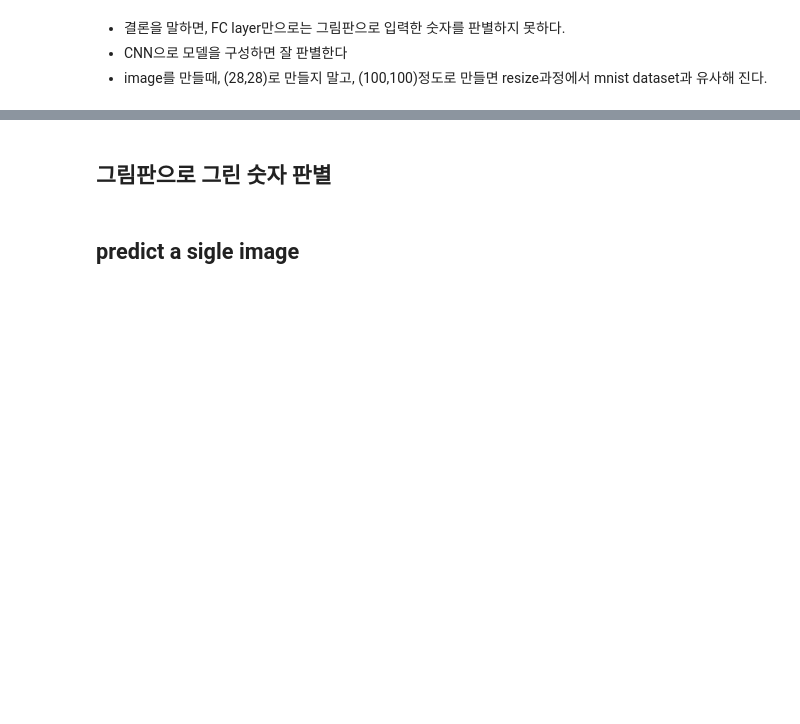
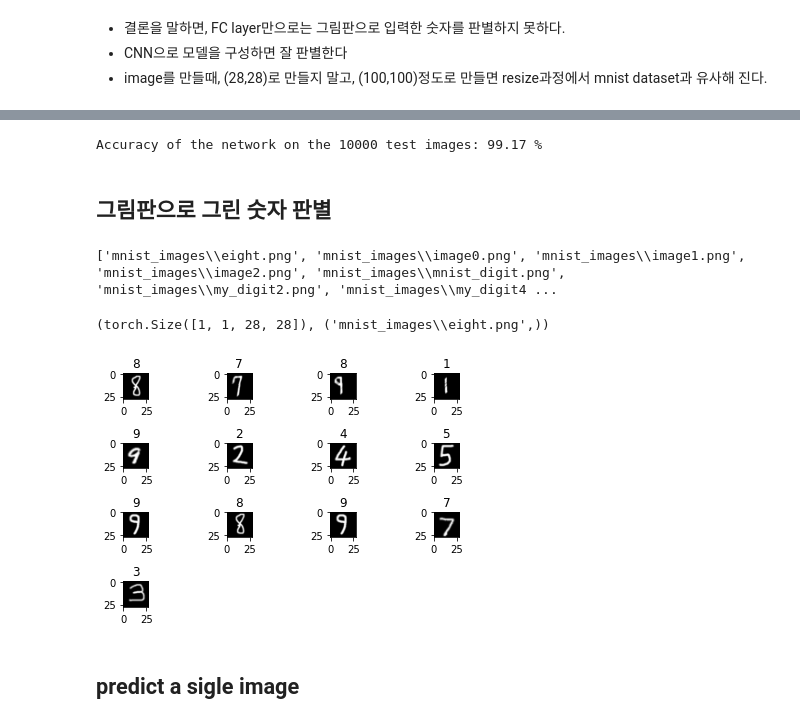
Before and after one commit to hccho2/hccho2FirstGitProject, a Jupyter notebook: torch_files/MNIST_loading.ipynb, the cells around one changed output, grey strips where cells are left out. Cells and saved outputs as stored; diff of their text form; code cells hidden in the pictures; blank space fills up the shorter version.

```diff
--- a/torch_files/MNIST_loading.ipynb
+++ b/torch_files/MNIST_loading.ipynb
@@ -118,6 +121,7 @@ len(train_dataset), len(train_loader), len(test_dataset), len(test_loader)
 # %%
 # https://www.youtube.com/playlist?list=PLqnslRFeH2UrcDBWF5mfPGpqQDSta6VK4
 # https://github.com/python-engineer/pytorch-examples
+device = torch.device('cuda' if torch.cuda.is_available() else 'cpu')
 class NeuralNet(nn.Module):
     def __init__(self, input_size, hidden_size, num_classes):
         super(NeuralNet, self).__init__()
@@ -257,13 +282,15 @@ with torch.no_grad():
 
     acc = 100.0 * n_correct / n_samples
     print(f'Accuracy of the network on the 10000 test images: {acc} %')
+# %% [output]
+Accuracy of the network on the 10000 test images: 99.17 %
 # %% [markdown]
 ## 그림판으로 그린 숫자 판별
 # %%
 import glob
 from PIL import Image
 from torch.utils.data import Dataset, DataLoader
-digit_files = glob.glob('*.png')
+digit_files = glob.glob('mnist_images/*.png')   ################################## ------> check didit image directory
 print(digit_files)
 
 
@@ -300,20 +327,27 @@ my_test_dataloader = DataLoader(my_test_dataset, batch_size=1,shuffle=False)
 it = iter(my_test_dataloader)
 a,b = it.next()
 a.shape, b
+# %% [output]
+['mnist_images\\eight.png', 'mnist_images\\image0.png', 'mnist_images\\image1.png', 'mnist_images\\image2.png', 'mnist_images\\mnist_digit.png', 'mnist_images\\my_digit2.png', 'mnist_images\\my_digit4 ...
+(torch.Size([1, 1, 28, 28]), ('mnist_images\\eight.png',))
 # %%
+model = CNN().to(device)
+model.load_state_dict(torch.load('mnist_model.pth', map_location = device))
 model.eval()
 n_image = len(digit_files)
 ncols = 4
 nrows = np.int(np.ceil(n_image/ncols))
 
 for i, (x,f) in enumerate(my_test_dataloader):
     x = x.to(device)
     _,pred = model(x).max(-1)
     plt.subplot(nrows,ncols,i+1)
     plt.imshow(x[0,0].to('cpu').numpy(),cmap='gray')
     plt.title(pred[0].item())
 
 plt.tight_layout()
+# %% [output]
+[figure, added]
 # %% [markdown]
 ## predict a sigle image
 # %%
```
Also changed, not shown: parts of 9 cells of this notebook.
